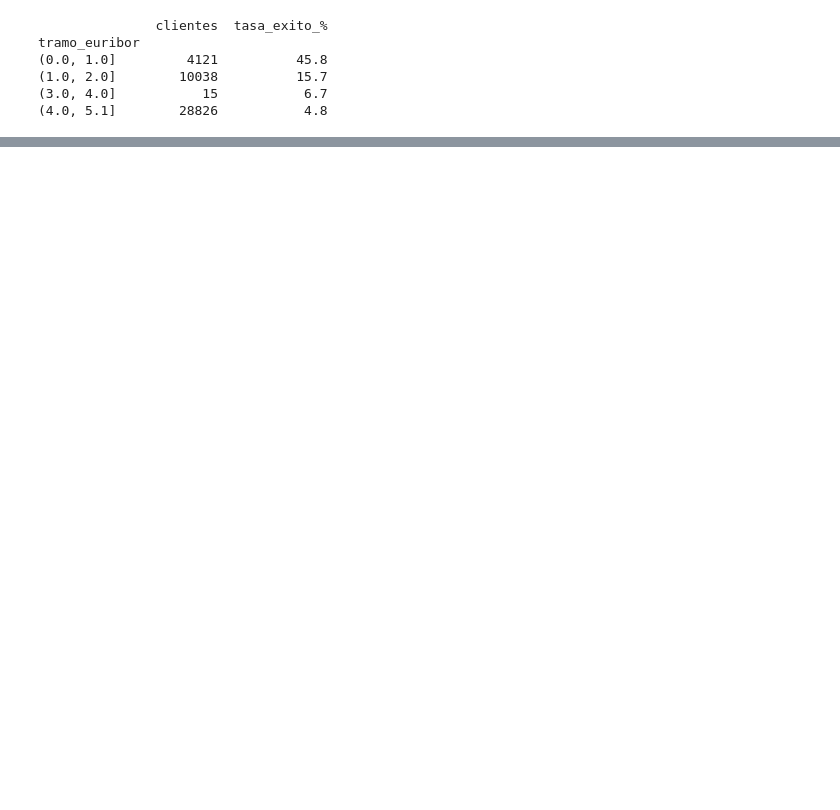
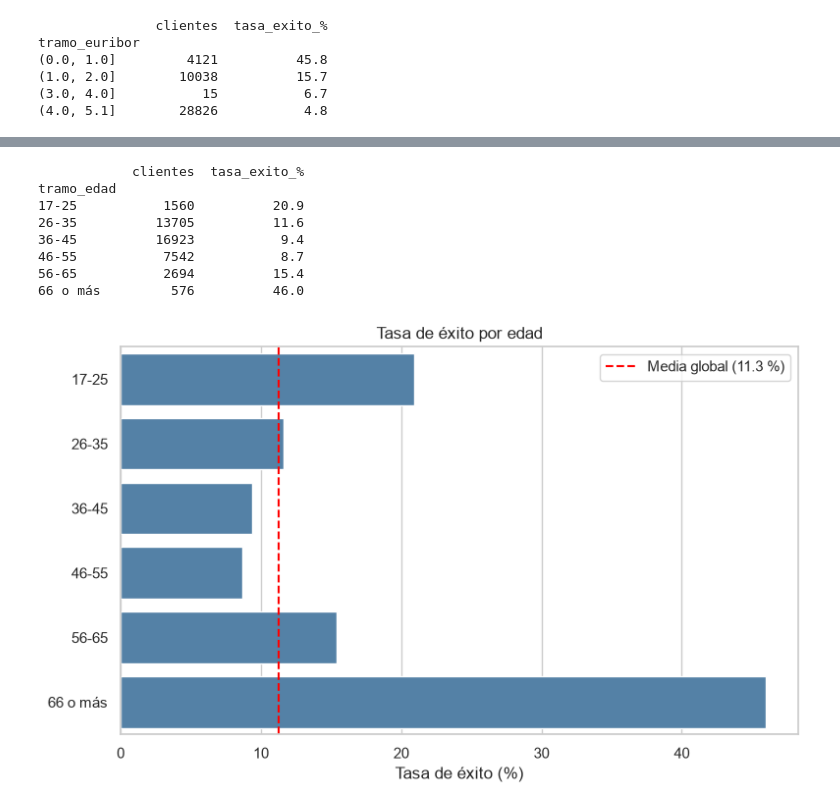
Before and after one commit to gemitue32/EDA-MARKETING-BANCARIO, a Jupyter notebook: notebooks/03_analisis_visualizacion.ipynb, the cells around one changed output, grey strips where cells are left out. Cells and saved outputs as stored; diff of their text form; code cells hidden in the pictures; blank space fills up the shorter version.

```diff
--- a/notebooks/03_analisis_visualizacion.ipynb
+++ b/notebooks/03_analisis_visualizacion.ipynb
@@ -229,0 +301,18 @@ tramo_euribor
+# %%
+# Agrupar la edad en tramos, con nombres legibles
+df["tramo_edad"] = pd.cut(df["age"],
+                          bins=[16, 25, 35, 45, 55, 65, 100],
+                          labels=["17-25", "26-35", "36-45", "46-55", "56-65", "66 o más"])
+
+print(tasa_exito(df, "tramo_edad").sort_index())
+grafico_tasa("tramo_edad", "Tasa de éxito por edad", "tasa_edad", orden_natural=True)
+# %% [output]
+            clientes  tasa_exito_%
+tramo_edad
+17-25           1560          20.9
+26-35          13705          11.6
+36-45          16923           9.4
+46-55           7542           8.7
+56-65           2694          15.4
+66 o más         576          46.0
+[figure, added]
```
Also changed, not shown: parts of 9 cells of this notebook, 9 other files.
